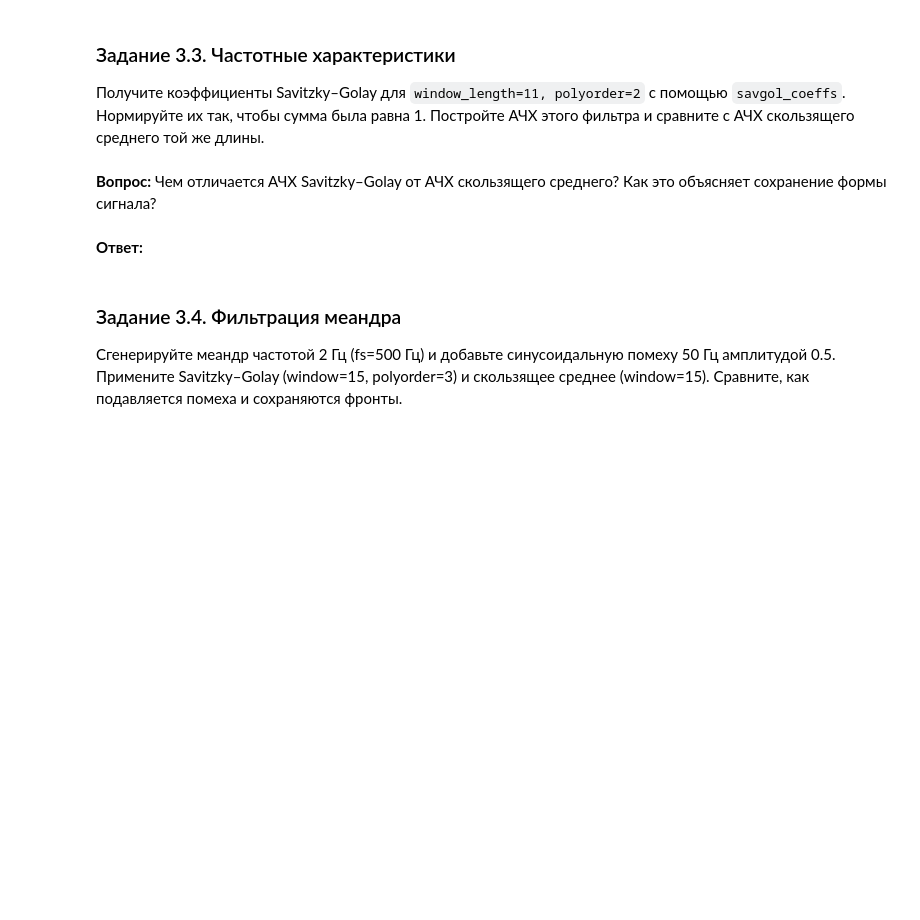
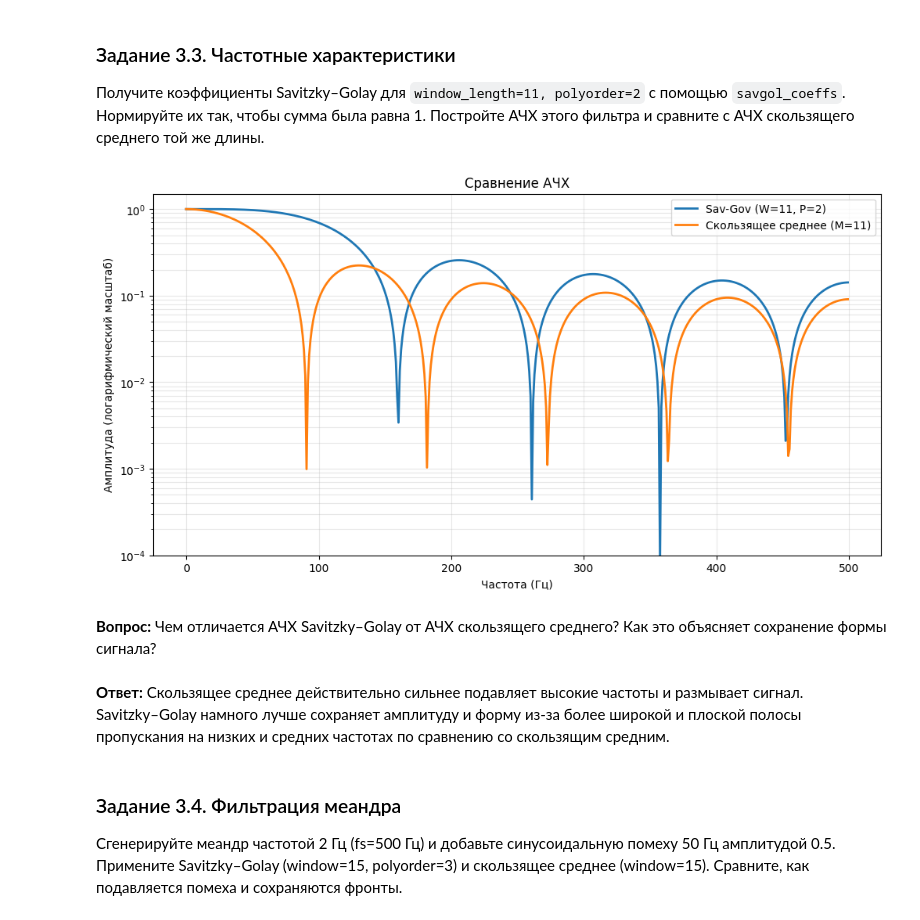
Before and after one commit to Uzema/dsp-seminars, a Jupyter notebook: seminars/5.ipynb, the cells around one changed output. Saved outputs shown, nothing was run; the diff lists cells and outputs as text; code cells hidden in the pictures; blank space fills up the shorter version.

```diff
--- a/seminars/5.ipynb
+++ b/seminars/5.ipynb
@@ -398,7 +379,35 @@ coeffs = coeffs / np.sum(coeffs)   # нормировка
+# %%
+window_length = 11
+polyorder = 2
+coeffs = savgol_coeffs(window_length, polyorder)
+coeffs = coeffs / np.sum(coeffs)
+
+
+coeffs_sg = savgol_coeffs(window_length, polyorder)
+coeffs_sg = coeffs_sg / np.sum(coeffs_sg)
+coeffs_ma = np.ones(window_length) / window_length
+w_sg, h_sg = signal.freqz(coeffs_sg, [1], fs=1000)
+w_ma, h_ma = signal.freqz(coeffs_ma, [1], fs=1000)
+
+plt.figure(figsize=(12, 6))
+plt.semilogy(w_sg, np.abs(h_sg), label=f'Sav-Gov (W={window_length}, P={polyorder})', lw=2)
+plt.semilogy(w_ma, np.abs(h_ma), label=f'Скользящее среднее (M={window_length})', lw=2)
+
+plt.title('Сравнение АЧХ')
+plt.xlabel('Частота (Гц)')
+plt.ylabel('Амплитуда (логарифмический масштаб)')
+plt.grid(True, which="both", alpha=0.3)
+plt.legend()
+plt.ylim(1e-4, 1.5)
+plt.show()
+# %% [output]
+[figure, added]
 # %% [markdown]
 **Вопрос:** Чем отличается АЧХ Savitzky–Golay от АЧХ скользящего среднего? Как это объясняет сохранение формы сигнала?
-# %% [markdown]
-**Ответ:**
+# %% [markdown]
+**Ответ:**
+Скользящее среднее действительно сильнее подавляет высокие частоты и размывает сигнал. \
+Savitzky–Golay намного лучше сохраняет амплитуду и форму из-за более широкой и плоской полосы пропускания на низких и средних частотах по сравнению со скользящим средним.
 # %% [markdown]
 ### Задание 3.4. Фильтрация меандра
 
```
Also changed, not shown: parts of 8 cells of this notebook.
